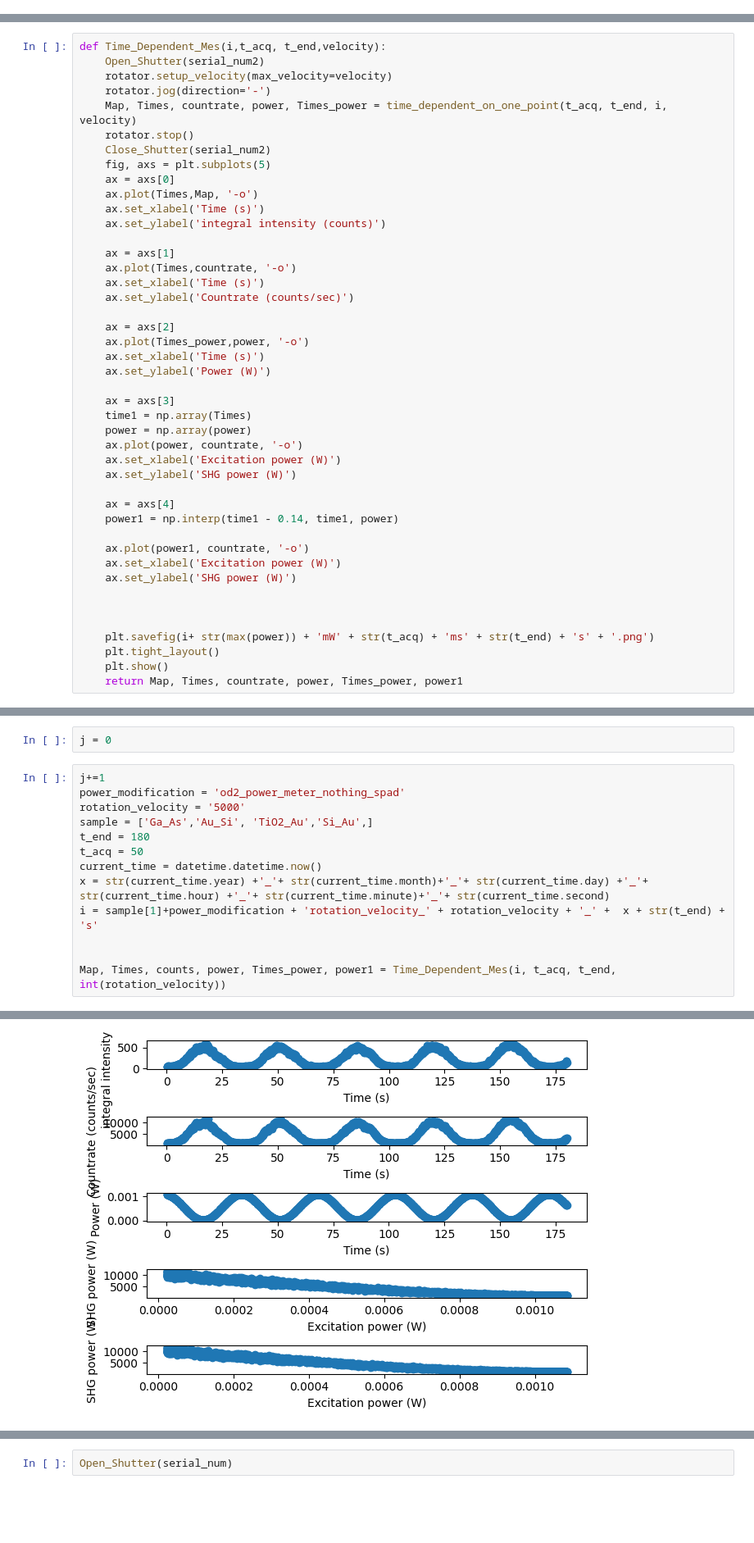
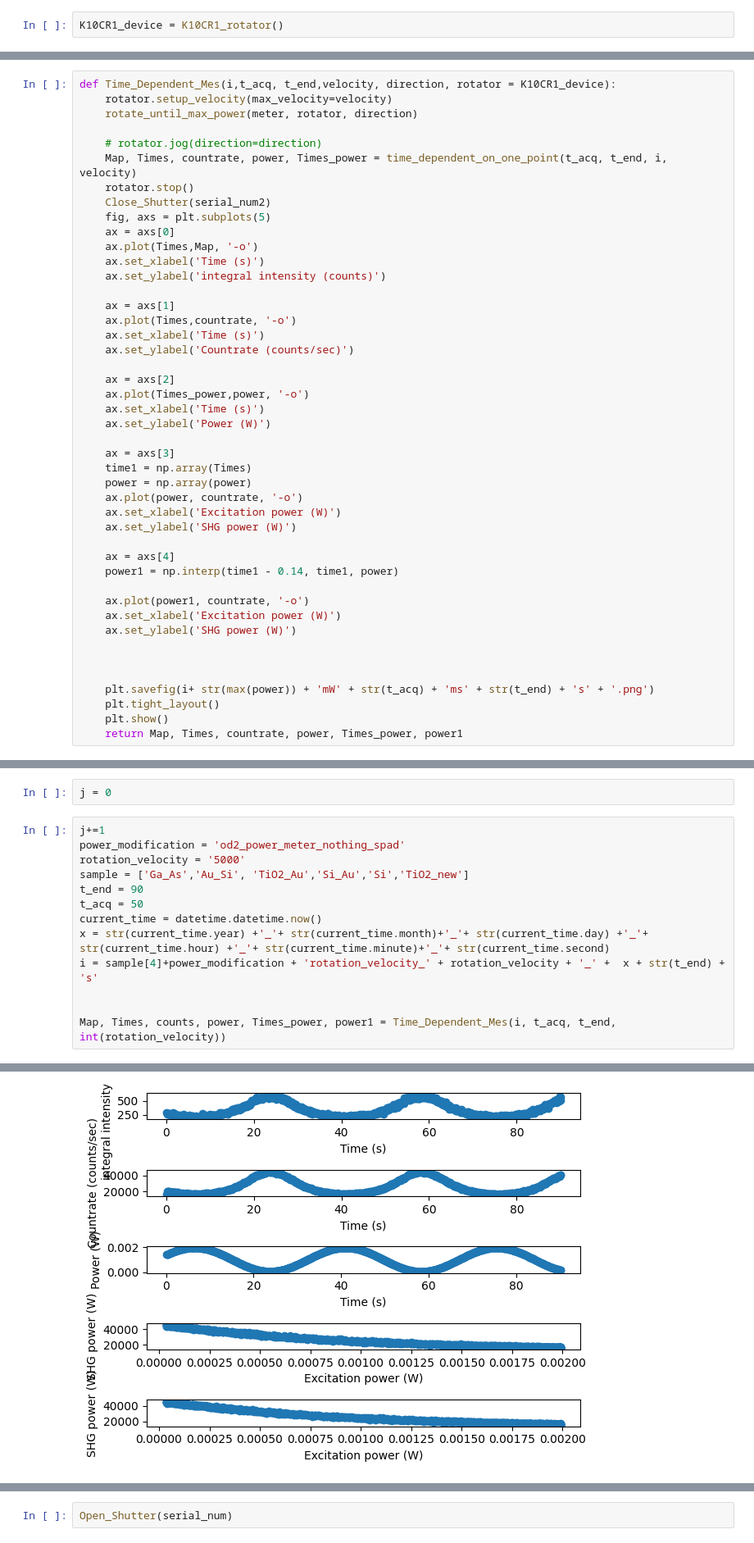
Before and after one commit to PavelSenyushkin/LabCode, a Jupyter notebook: LabCode_v3.ipynb, the cells around one changed output, grey strips where cells are left out. Shown at 82% size. Saved outputs shown, nothing was run; the diff lists cells and outputs as text; blank space fills up the shorter version.

```diff
--- a/LabCode_v3.ipynb
+++ b/LabCode_v3.ipynb
@@ -283,0 +372,2 @@ def time_dependent_on_one_point(t_acq, t, filename,rotation):
+# %%
+K10CR1_device = K10CR1_rotator()
@@ -284,8 +468,9 @@ def time_dependent_on_one_point(t_acq, t, filename,rotation):
 # %%
-def Time_Dependent_Mes(i,t_acq, t_end,velocity):
-    Open_Shutter(serial_num2)
+def Time_Dependent_Mes(i,t_acq, t_end,velocity, direction, rotator = K10CR1_device):
     rotator.setup_velocity(max_velocity=velocity)
-    rotator.jog(direction='-')
+    rotate_until_max_power(meter, rotator, direction)
+
+    # rotator.jog(direction=direction)
     Map, Times, countrate, power, Times_power = time_dependent_on_one_point(t_acq, t_end, i, velocity)
     rotator.stop()
     Close_Shutter(serial_num2)
@@ -922,12 +1106,12 @@ j = 0
 j+=1
 power_modification = 'od2_power_meter_nothing_spad'
 rotation_velocity = '5000'
-sample = ['Ga_As','Au_Si', 'TiO2_Au','Si_Au',]
-t_end = 180
+sample = ['Ga_As','Au_Si', 'TiO2_Au','Si_Au','Si','TiO2_new']
+t_end = 90
 t_acq = 50
 current_time = datetime.datetime.now()
 x = str(current_time.year) +'_'+ str(current_time.month)+'_'+ str(current_time.day) +'_'+ str(current_time.hour) +'_'+ str(current_time.minute)+'_'+ str(current_time.second)
-i = sample[1]+power_modification + 'rotation_velocity_' + rotation_velocity + '_' +  x + str(t_end) + 's'
+i = sample[4]+power_modification + 'rotation_velocity_' + rotation_velocity + '_' +  x + str(t_end) + 's'
 
 
 Map, Times, counts, power, Times_power, power1 = Time_Dependent_Mes(i, t_acq, t_end, int(rotation_velocity))
@@ -949,7 +1133,7 @@ Countrate0=11428530/s Countrate1=3290/s
 
 Measuring for 50 milliseconds...
 shutter is closed
-[figure, old version]
+[figure, new version]
 # %%
 plt.figure(figsize=(10, 10), dpi=100)
 # plt.plot(time1, power, '-')
```
Also changed, not shown: parts of 36 cells of this notebook.
